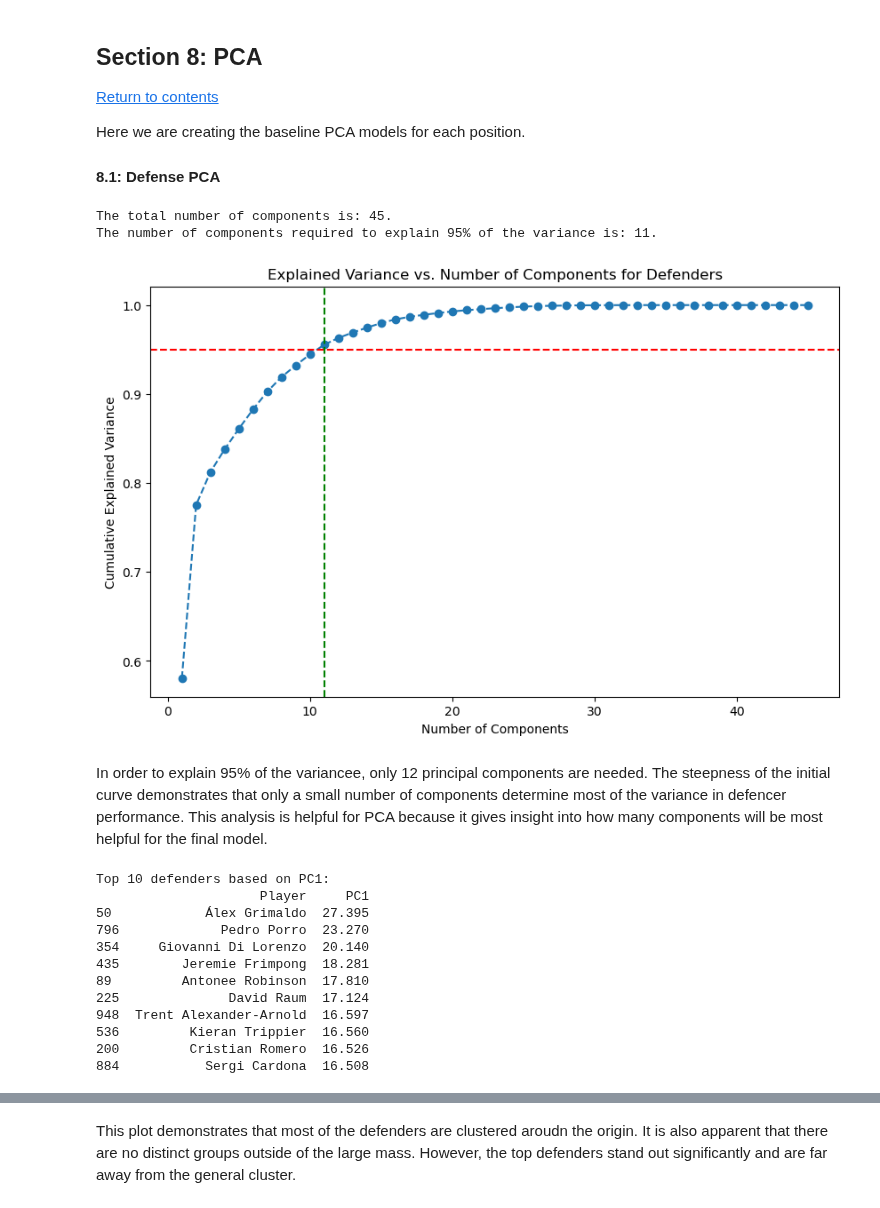
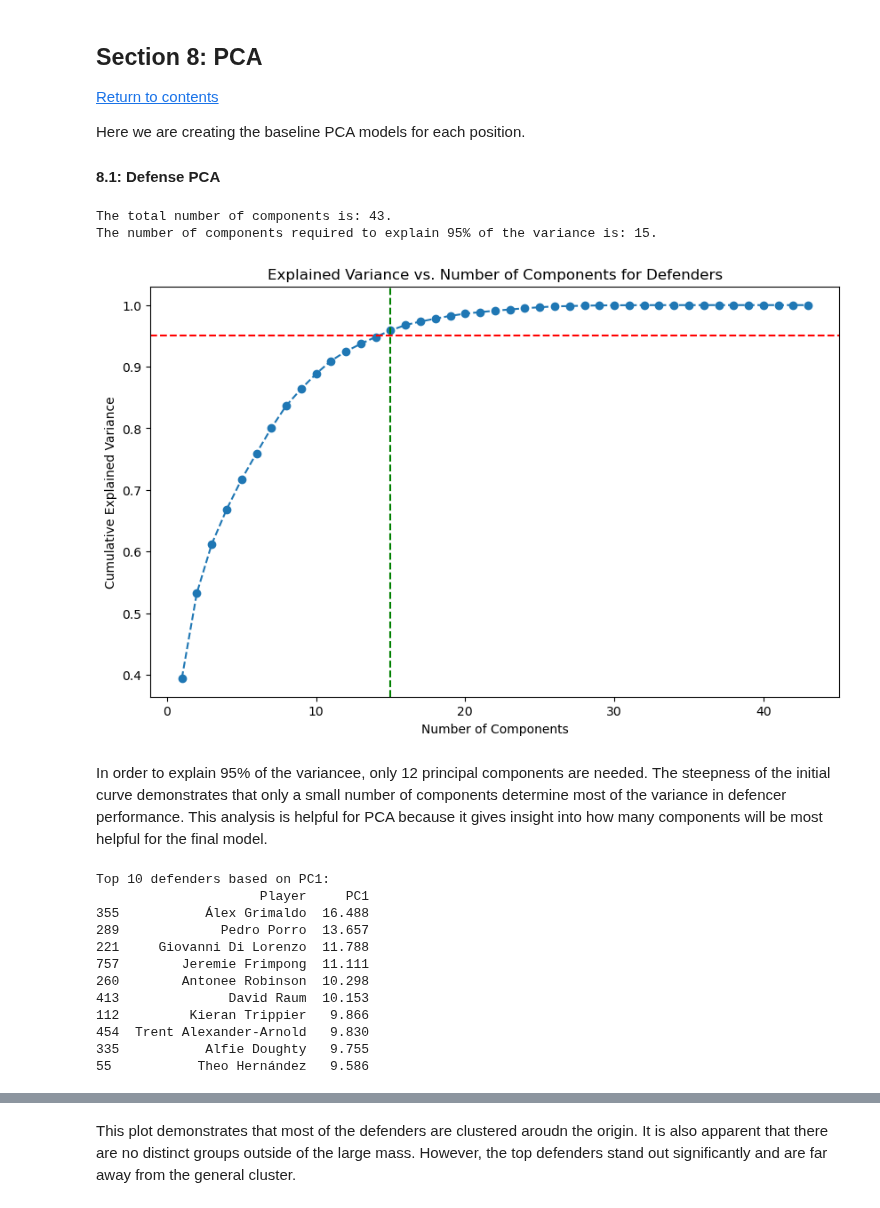
Before and after one commit to kezeani/109aproject, a Jupyter notebook: project.ipynb, the cells around one changed output, grey strips where cells are left out. Saved outputs shown, nothing was run; the diff lists cells and outputs as text; code cells hidden in the pictures.

```diff
--- a/project.ipynb
+++ b/project.ipynb
@@ -319,56 +317,61 @@ Here we are creating the baseline PCA models for each position.
 #### <div class='sub-section'>8.1: Defense PCA</div>
 # %%
 from sklearn.decomposition import PCA
+from sklearn.model_selection import train_test_split
 
-numeric = defenders.select_dtypes(include=[np.number]).dropna()
+# numeric = defenders.select_dtypes(include=[np.number]).dropna()
+defender_train, defender_test = train_test_split(defenders, test_size=0.2, random_state=42)
+
+numeric_train = defender_train.select_dtypes(include='number').drop(columns=['Player'], errors='ignore').dropna()
+defender_train = defender_train.loc[numeric_train.index].reset_index(drop=True)
 
 pca = PCA()
-defender_pca= pca.fit_transform(numeric)
+defender_pca= pca.fit_transform(numeric_train)
 
 explained_variance_ratio = pca.explained_variance_ratio_
 cumulative_variance = np.cumsum(explained_variance_ratio)
 
 valid_components = np.argmax(cumulative_variance >= 0.95) + 1
 
 print(f"The total number of components is: {pca.n_components_}.")
 print(f"The number of components required to explain 95% of the variance is: {valid_components}.")
 
 plt.figure(figsize=(10, 6))
 plt.plot(range(1, len(cumulative_variance)+1), cumulative_variance,marker='o', linestyle='--')
 plt.axhline(y=0.95, color='r', linestyle='--', label='95% Variance Threshold')
 plt.axvline(x=valid_components, color='g', linestyle='--', label=f'{valid_components} Components')
 plt.xlabel('Number of Components')
 plt.ylabel('Cumulative Explained Variance')
 plt.title('Explained Variance vs. Number of Components for Defenders')
 plt.show()
 # %% [output]
-The total number of components is: 45.
-The number of components required to explain 95% of the variance is: 11.
+The total number of components is: 43.
+The number of components required to explain 95% of the variance is: 15.
-[figure, old version]
+[figure, new version]
 # %% [markdown]
 In order to explain 95% of the variancee, only 12 principal components are needed. The steepness of the initial curve demonstrates that only a small number of components determine most of the variance in defencer performance. This analysis is helpful for PCA because it gives insight into how many components will be most helpful for the final model.
 # %%
-defenders = defenders.loc[numeric.index]
-defenders['PC1'] = defender_pca[:, 0]
-defenders['PC2'] = defender_pca[:, 1]
+# defender_train = defender_train.reset_index(drop=True)
+defender_train['PC1'] = defender_pca[:, 0]
+defender_train['PC2'] = defender_pca[:, 1]
 
-top_defenders = defenders.nlargest(10, 'PC1')
+top_defenders = defender_train.nlargest(10, 'PC1')
 
 print("Top 10 defenders based on PC1:")
 print(top_defenders[['Player', 'PC1']])
 # %% [output]
 Top 10 defenders based on PC1:
                      Player     PC1
-50            Álex Grimaldo  27.395
-796             Pedro Porro  23.270
-354     Giovanni Di Lorenzo  20.140
-435        Jeremie Frimpong  18.281
-89         Antonee Robinson  17.810
-225              David Raum  17.124
-948  Trent Alexander-Arnold  16.597
-536         Kieran Trippier  16.560
-200         Cristian Romero  16.526
-884           Sergi Cardona  16.508
+355           Álex Grimaldo  16.488
+289             Pedro Porro  13.657
+221     Giovanni Di Lorenzo  11.788
+757        Jeremie Frimpong  11.111
+260        Antonee Robinson  10.298
+413              David Raum  10.153
+112         Kieran Trippier   9.866
+454  Trent Alexander-Arnold   9.830
+335           Alfie Doughty   9.755
+55           Theo Hernández   9.586
 # %%
 
 plt.figure(figsize=(12, 8))
```
Also changed, not shown: parts of 18 cells of this notebook.
